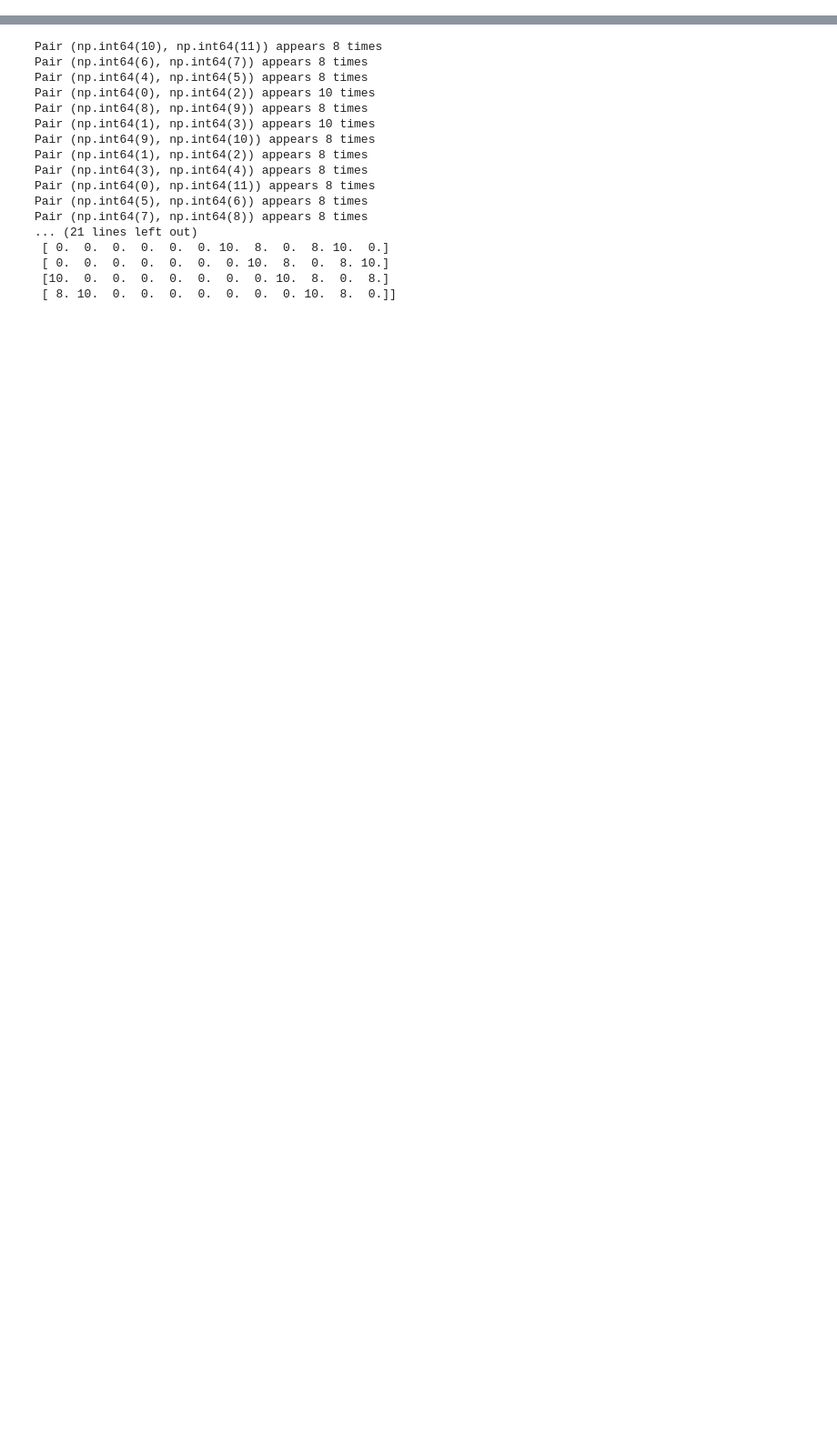
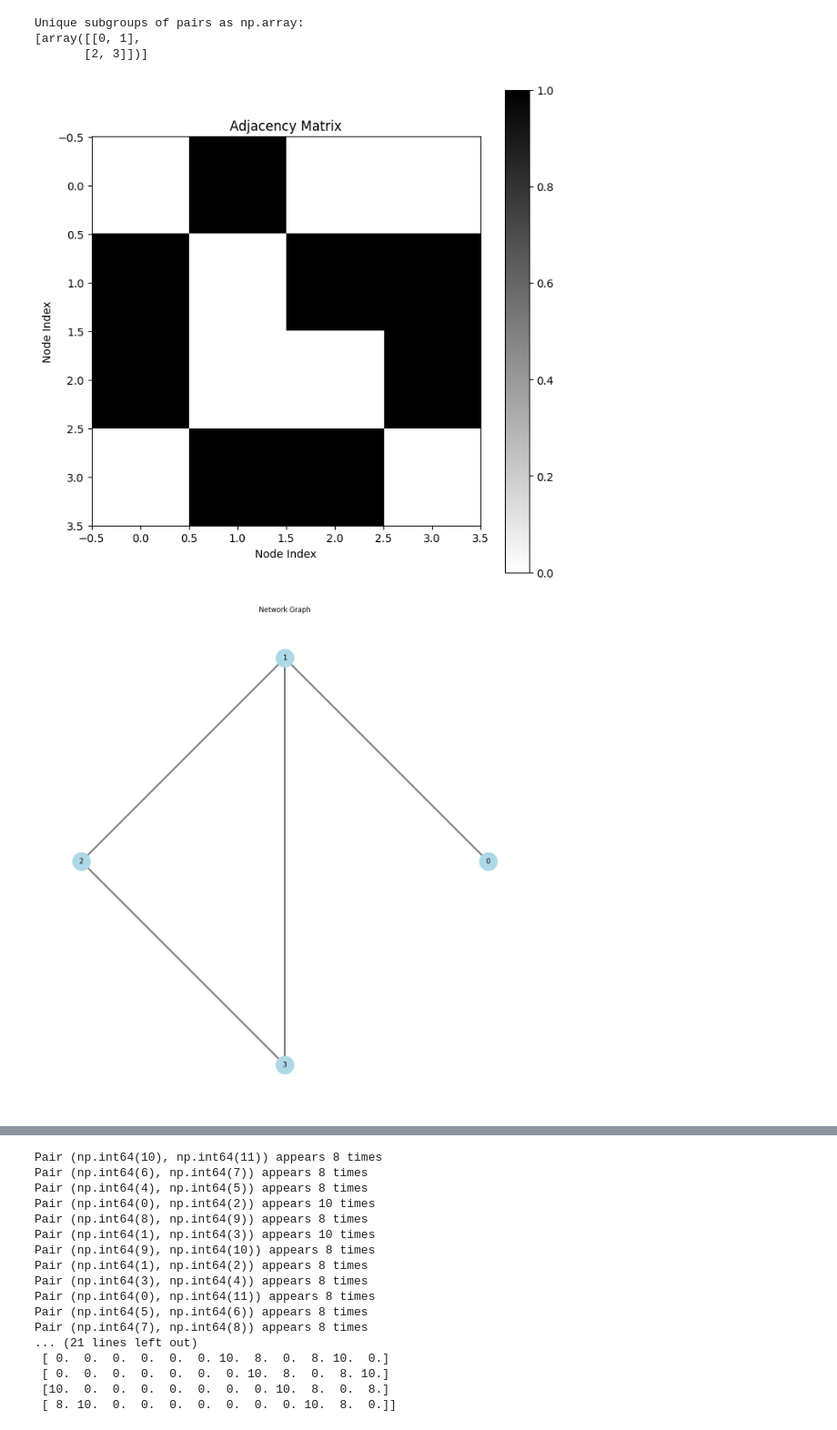
Before and after one commit to jacksonhenry3/Qnibble, a Jupyter notebook: Notebooks/2Qsubgroups.ipynb, the cells around one changed output, grey strips where cells are left out. Shown at 91% size. Saved outputs shown, nothing was run; the diff lists cells and outputs as text; code cells hidden in the pictures; blank space fills up the shorter version.

Commit message:
Cleaned the 2Qsubgroups notebook
The notebook will be used for the bootcamp

```diff
--- a/Notebooks/2Qsubgroups.ipynb
+++ b/Notebooks/2Qsubgroups.ipynb
@@ -188,0 +170,28 @@ Unique subgroups of pairs as np.array:
+# %%
+# Example adjacency matrix (0 indicates no connection, 1 indicates connection)
+#Provide an adjacency matrix of any size and the code will return the possible ways to form K2 subdivisions.
+adj_matrix = [
+    [0, 1,0,0],
+    [1,0,1,1],
+    [1,0,0,1],
+    [0,1,1,0]
+
+]
+#num_pairs should be the K division you want. For two qubit gates we look for K2 subdivisions.
+num_pairs = 2
+subgroups = find_two_node_subgroups(adj_matrix, num_pairs)
+print("Unique subgroups of pairs as np.array:")
+print(subgroups)
+
+plot_adjacency_matrix(adj_matrix)
+plot_network_graph(adjacency_matrix)
+
+# Plot the network graph with highlighted pairs
+chosen_pairs=[(0, 1),(2, 3)]
+plot_network_graph_with_highlight(adj_matrix, chosen_pairs)
+# %% [output]
+Unique subgroups of pairs as np.array:
+[array([[0, 1],
+       [2, 3]])]
+[figure, added]
+[figure, added]
```
Also changed, not shown: parts of 29 cells of this notebook.
